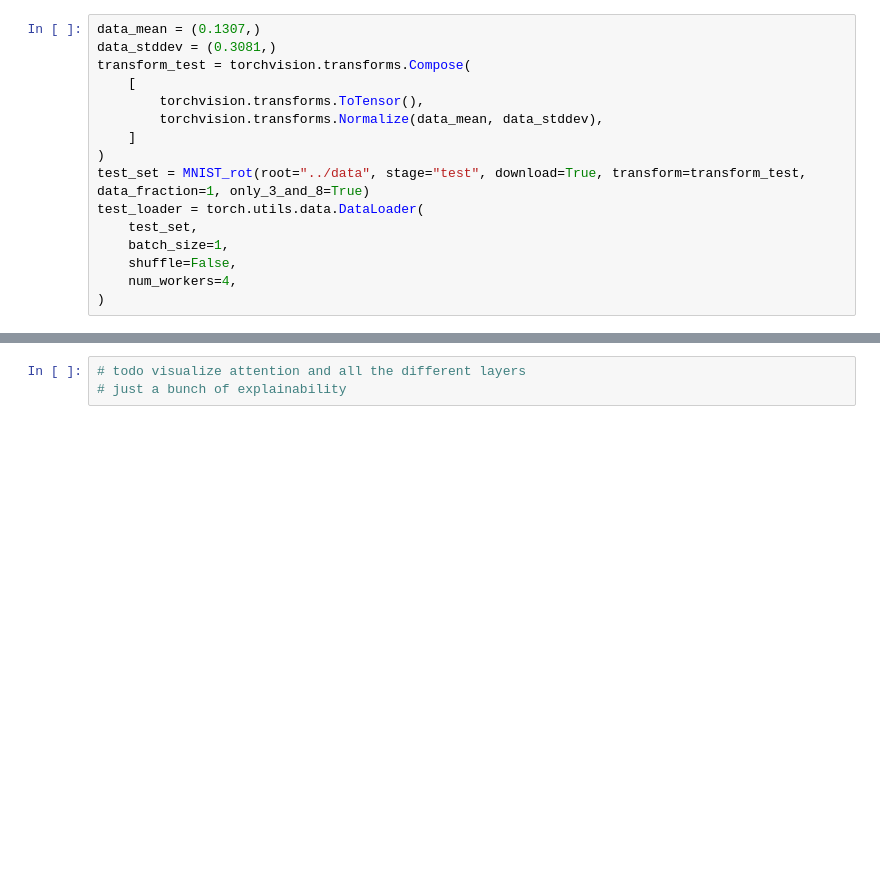
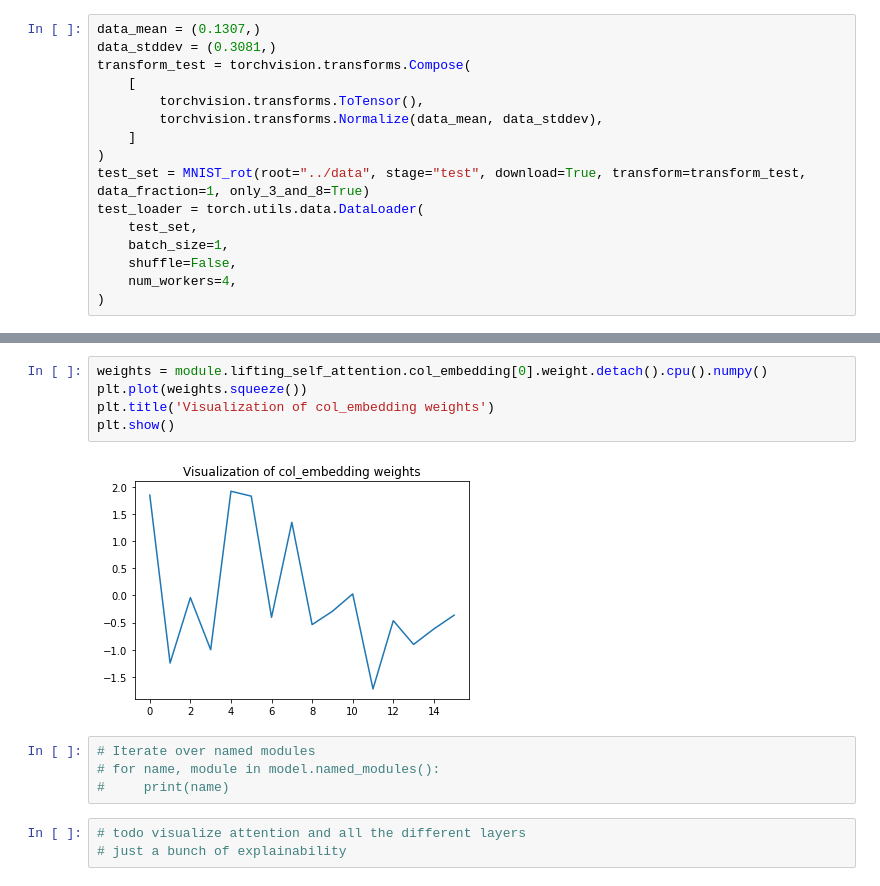
Before and after one commit to WouterBant/GEVit-DL2-Project, a Jupyter notebook: demo/demo_only_3_and_8.ipynb, the cells around one changed output, grey strips where cells are left out. Saved outputs shown, nothing was run; the diff lists cells and outputs as text; blank space fills up the shorter version.

```diff
--- a/demo/demo_only_3_and_8.ipynb
+++ b/demo/demo_only_3_and_8.ipynb
@@ -85,3 +117,14 @@ Target: 3
+# %%
+weights = module.lifting_self_attention.col_embedding[0].weight.detach().cpu().numpy()
+plt.plot(weights.squeeze())
+plt.title('Visualization of col_embedding weights')
+plt.show()
+# %% [output]
+[figure, added]
+# %%
+# Iterate over named modules
+# for name, module in model.named_modules():
+#     print(name)
 # %%
 # todo visualize attention and all the different layers
 # just a bunch of explainability
```
Also changed, not shown: parts of 6 cells of this notebook, 2 other files.
